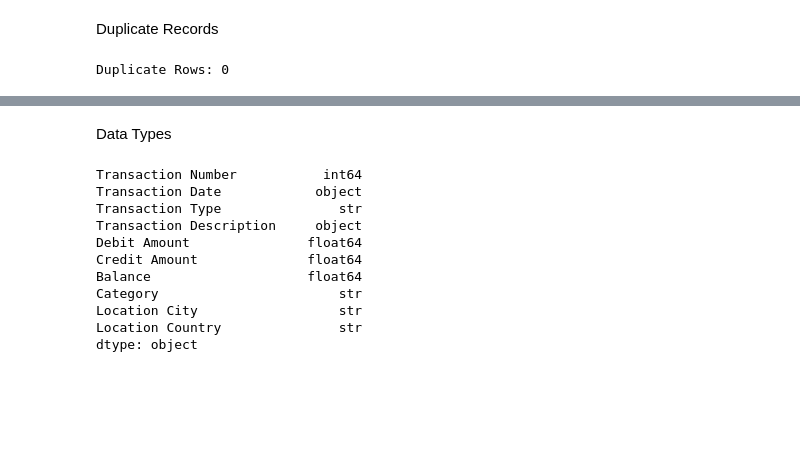
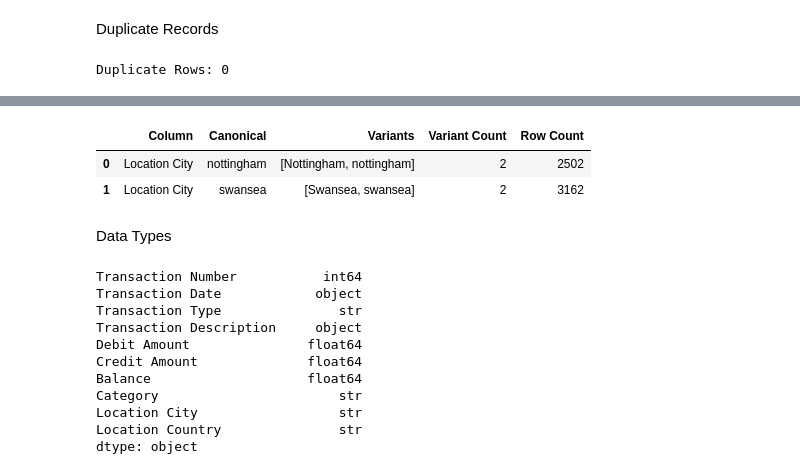
Before and after one commit to m3mentomor1/e2e-bank-transactions-analysis, a Jupyter notebook: notebooks/eda_raw.ipynb, the cells around one changed output, grey strips where cells are left out. Drawn from its saved outputs; the diff is of its cells as text; code cells hidden in the pictures; blank space fills up the shorter version.

Commit message:
Multiple changes: Add EDA notebook for processsed data, add transform script, add case inconsitency check in EDA notebooks & transform script

```diff
--- a/notebooks/eda_raw.ipynb
+++ b/notebooks/eda_raw.ipynb
@@ -164,3 +185,39 @@ Duplicate Rows: 0
+# %%
+case_check_cols = [
+    "Transaction Type",
+    "Category",
+    "Location City",
+    "Location Country",
+]
+
+case_collisions = []
+
+for col in case_check_cols:
+    values = df[col].dropna().astype(str).str.strip()
+    groups = {}
+
+    for value in values.unique():
+        groups.setdefault(value.casefold(), set()).add(value)
+
+    for key, variants in groups.items():
+        if len(variants) > 1:
+            case_collisions.append({
+                "Column": col,
+                "Canonical": key,
+                "Variants": sorted(variants),
+                "Variant Count": len(variants),
+                "Row Count": int(values.str.casefold().eq(key).sum()),
+            })
+
+if case_collisions:
+    case_df = pd.DataFrame(case_collisions)
+    display(case_df)
+else:
+    print("No case-only duplicate labels found.")
+# %% [output]
+|  | Column | Canonical | Variants | Variant Count | Row Count |
+| 0 | Location City | nottingham | [Nottingham, nottingham] | 2 | 2502 |
+| 1 | Location City | swansea | [Swansea, swansea] | 2 | 3162 |
 # %% [markdown]
 Data Types
 # %%
```
Also changed, not shown: parts of 2 cells of this notebook, 4 other files.
